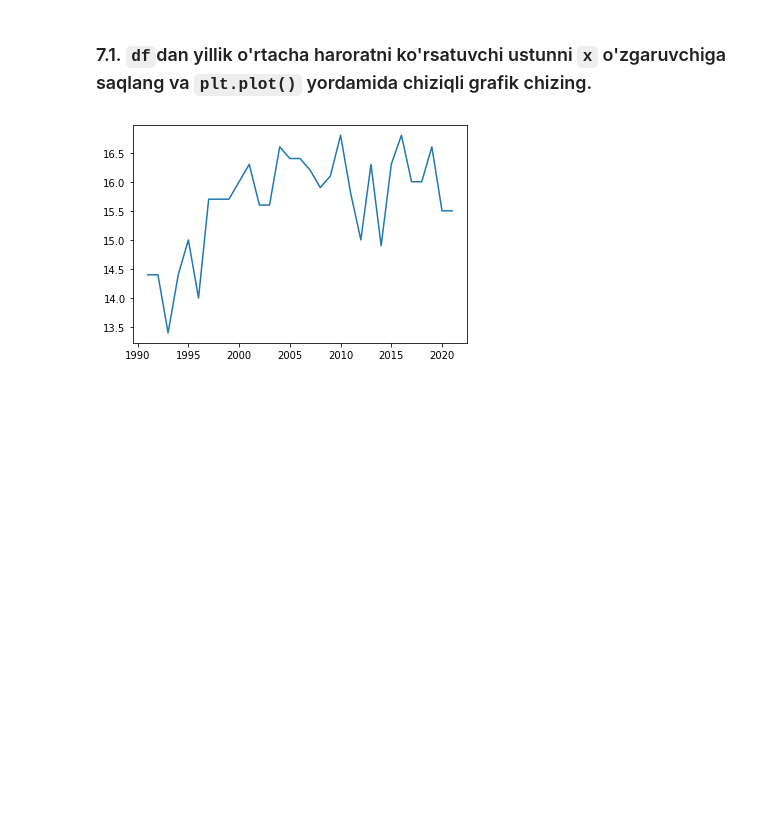
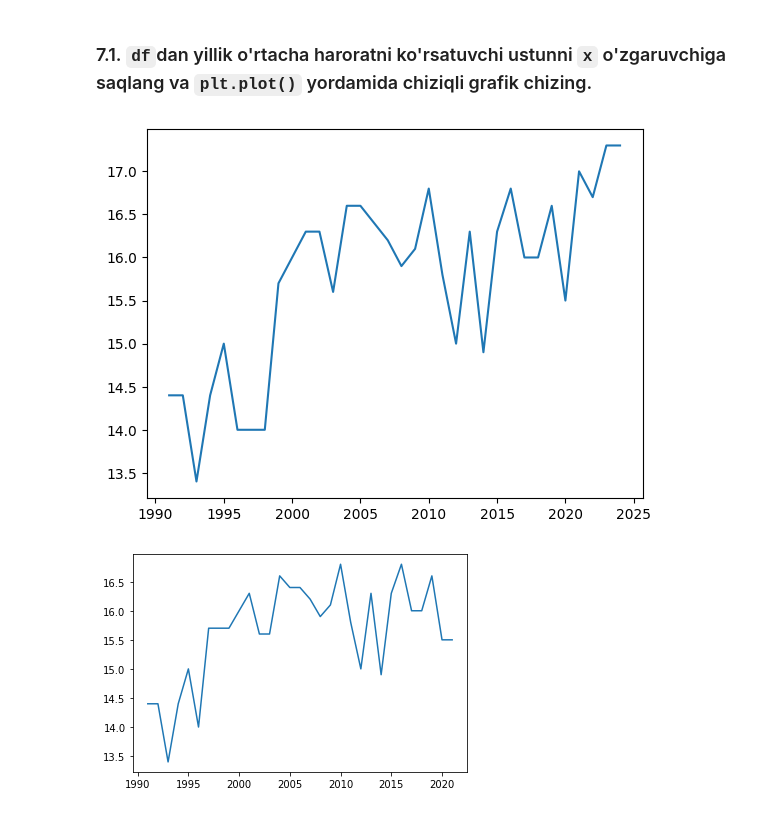
Before and after one commit to Hojiakbardevs/Datascience, a Jupyter notebook: 04_VISUAL_AMALIYOT_01_matplotlib.ipynb, the cells around one changed output. Cells and saved outputs as stored; diff of their text form; code cells hidden in the pictures; blank space fills up the shorter version.

```diff
--- a/04_VISUAL_AMALIYOT_01_matplotlib.ipynb
+++ b/04_VISUAL_AMALIYOT_01_matplotlib.ipynb
@@ -312,3 +310,12 @@ df.to_csv("tashtemp.csv")
+# %%
+# JAVOBNI SHUYERGA YOZING
+import matplotlib.pyplot as plt
+%matplotlib inline
+x = table['T']
+plt.plot(x)
+plt.show()
+# %% [output]
+[figure, added]
 # %%
 #@title To'g'ri javob
 import matplotlib.pyplot as plt
```
Also changed, not shown: parts of 9 cells of this notebook.
